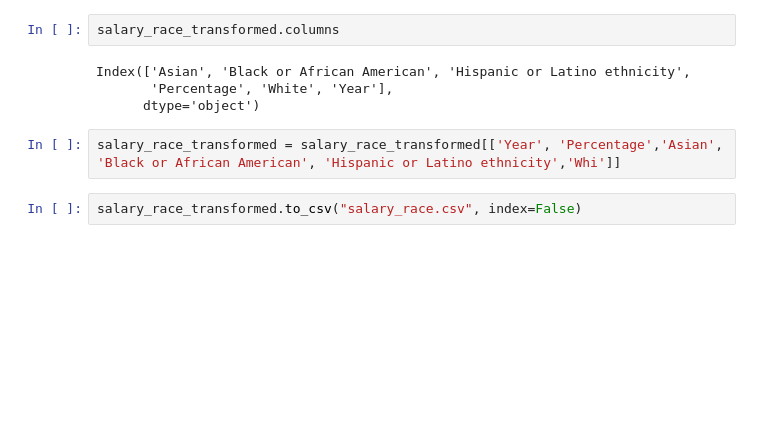
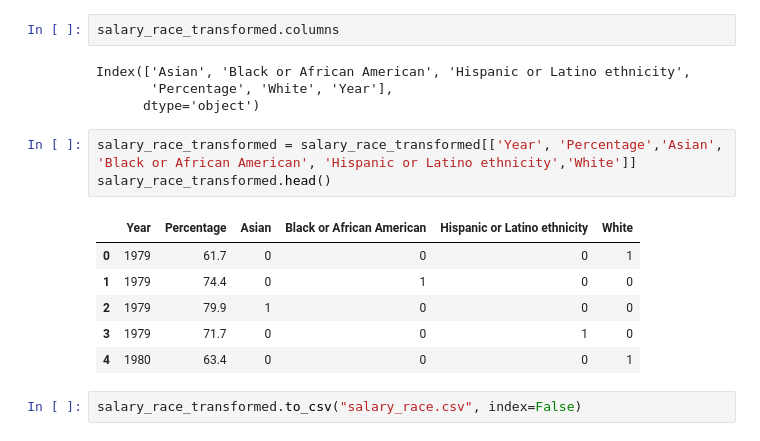
Before and after one commit to kanam12/ieor142finalproject, a Jupyter notebook: Reshaping Data.ipynb, the cells around one changed output. Cells and saved outputs as stored; diff of their text form; blank space fills up the shorter version.

```diff
--- a/Reshaping Data.ipynb
+++ b/Reshaping Data.ipynb
@@ -109,7 +109,15 @@ Index(['Asian', 'Black or African American', 'Hispanic or Latino ethnicity',
        'Percentage', 'White', 'Year'],
       dtype='object')
 # %%
-salary_race_transformed = salary_race_transformed[['Year', 'Percentage','Asian', 'Black or African American', 'Hispanic or Latino ethnicity','Whi']]
+salary_race_transformed = salary_race_transformed[['Year', 'Percentage','Asian', 'Black or African American', 'Hispanic or Latino ethnicity','White']]
+salary_race_transformed.head()
+# %% [output]
+|  | Year | Percentage | Asian | Black or African American | Hispanic or Latino ethnicity | White |
+| 0 | 1979 | 61.7 | 0 | 0 | 0 | 1 |
+| 1 | 1979 | 74.4 | 0 | 1 | 0 | 0 |
+| 2 | 1979 | 79.9 | 1 | 0 | 0 | 0 |
+| 3 | 1979 | 71.7 | 0 | 0 | 1 | 0 |
+| 4 | 1980 | 63.4 | 0 | 0 | 0 | 1 |
 # %%
 salary_race_transformed.to_csv("salary_race.csv", index=False)
 # %%
```
Also changed, not shown: parts of 2 cells of this notebook.
